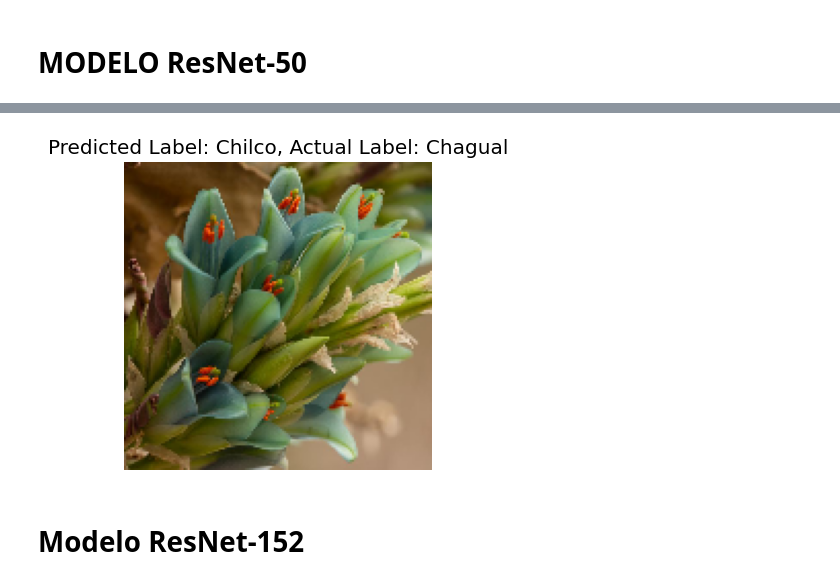
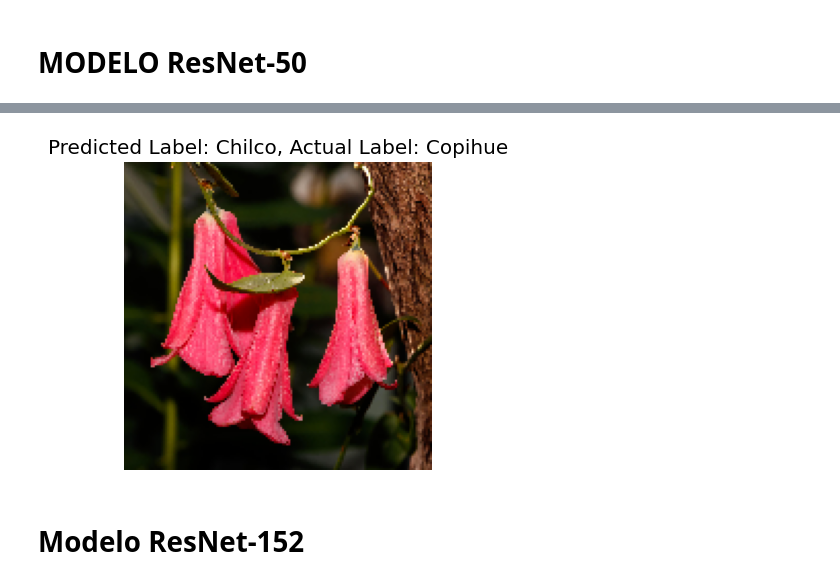
Before and after one commit to PabloSMD/FloraNativaChilenaCNN, a Jupyter notebook: CNN Flores.ipynb, the cells around one changed output, grey strips where cells are left out. Drawn from its saved outputs; the diff is of its cells as text; code cells hidden in the pictures.

```diff
--- a/CNN Flores.ipynb
+++ b/CNN Flores.ipynb
@@ -189,14 +197,12 @@ Trainable params: 11,251,525
 Non-trainable params: 0
 _________________________________________________________________
 # %%
-early_stopping = keras.callbacks.EarlyStopping(patience=5) # Set up callbacks
+# early_stopping = keras.callbacks.EarlyStopping(patience=5) # Set up callbacks
 
-model.compile(optimizer='Adam', loss='categorical_crossentropy', metrics='accuracy')
-hist = model.fit(train_set,
-                 epochs=1,
+model.compile(optimizer='adam', loss='categorical_crossentropy', metrics='accuracy')
+cero_history = model.fit(train_set,
+                 epochs=40,
                  verbose=1,
                  validation_data=val_set,
-                 steps_per_epoch = 1925//30,
-                 validation_steps = 550//30,
-                 callbacks=early_stopping)
+                 )
 # %% [output]
@@ -204,2 +226,2 @@ hist = model.fit(train_set,
 # %%
-cero_history = model.fit(train_set,epochs=1,validation_data=val_set)
+# cero_history = model.fit(train_set,epochs=5,validation_data=val_set)
@@ -273,7 +278,7 @@ weighted avg       0.17      0.17      0.17       275
 # %% [markdown]
 #### Testear el Modelo
 # %%
-test_image_path = 'FloresNativas-sin-modificaciones/test/Chagual/Screenshot_435_png.rf.9a7a0fd04cdc261073a7eeae4d8051c3.jpg'
+test_image_path = 'FloresNativas-sin-modificaciones/test/Copihue/Lapageria_rosea_-_Wilhelma_01_jpg.rf.0eea21e623f68728df33213ef52a6642.jpg'
 def generate_predictions(test_image_path, actual_label):
 
     #Cargar y preprocesar la imagen
@@ -292,5 +297,5 @@ def generate_predictions(test_image_path, actual_label):
     plt.show()
 
 #Llamar a la función
-generate_predictions(test_image_path, actual_label='Chagual')  # PROBAR CON TODAS LAS CLASES!!!
+generate_predictions(test_image_path, actual_label='Copihue')  # PROBAR CON TODAS LAS CLASES!!!
 # %% [output]
@@ -330,5 +335,5 @@ Trainable params: 256,005
 Non-trainable params: 23,587,712
 _________________________________________________________________
 # %%
-resnet50_history = model.fit(train_set,epochs=1,validation_data=val_set)
+resnet50_history = model.fit(train_set,epochs=40,validation_data=val_set)
 # %% [output]
@@ -397,26 +403,26 @@ weighted avg       0.13      0.15      0.11       275
 # %%
-test_image_path = 'FloresNativas-sin-modificaciones/test/Chagual/Screenshot_435_png.rf.9a7a0fd04cdc261073a7eeae4d8051c3.jpg'
+test_image_path = 'FloresNativas-sin-modificaciones/test/Copihue/Lapageria_rosea_-_Wilhelma_01_jpg.rf.0eea21e623f68728df33213ef52a6642.jpg'
 def generate_predictions(test_image_path, actual_label):
 
     #Cargar y preprocesar la imagen
     test_img = tf.keras.utils.load_img(test_image_path, target_size=(150, 150))
     test_img_arr = tf.keras.utils.img_to_array(test_img)/255.0
     test_img_input = test_img_arr.reshape((1, test_img_arr.shape[0], test_img_arr.shape[1],test_img_arr.shape[2]))
 
     #Realizar las predicciones
     predicted_label = np.argmax(model.predict(test_img_input))
     predicted_flower = class_map[predicted_label]
     plt.figure(figsize=(4, 4))
     plt.imshow(test_img_arr)
     plt.title("Predicted Label: {}, Actual Label: {}".format(predicted_flower, actual_label))
     plt.grid()
     plt.axis('off')
     plt.show()
 
 #Llamar a la función
-generate_predictions(test_image_path, actual_label='Chagual')  # PROBAR CON TODAS LAS CLASES!!!
+generate_predictions(test_image_path, actual_label='Copihue')  # PROBAR CON TODAS LAS CLASES!!!
 # %% [output]
-[figure, old version]
+[figure, new version]
 # %% [markdown]
 # Modelo ResNet-152
 # %%
```
Also changed, not shown: parts of 54 cells of this notebook, 2 other files.
